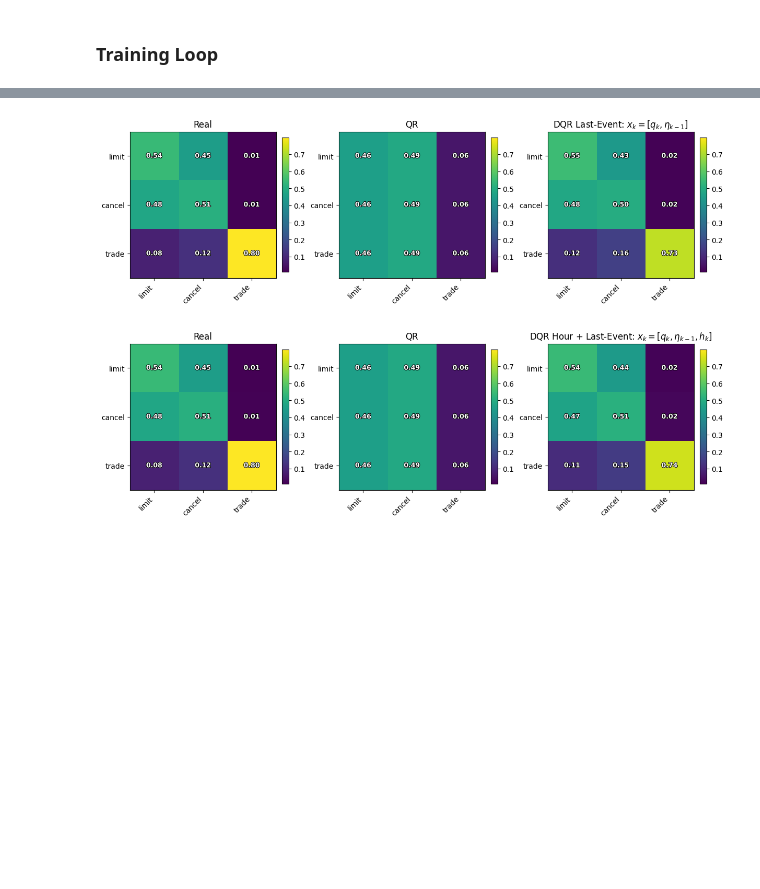
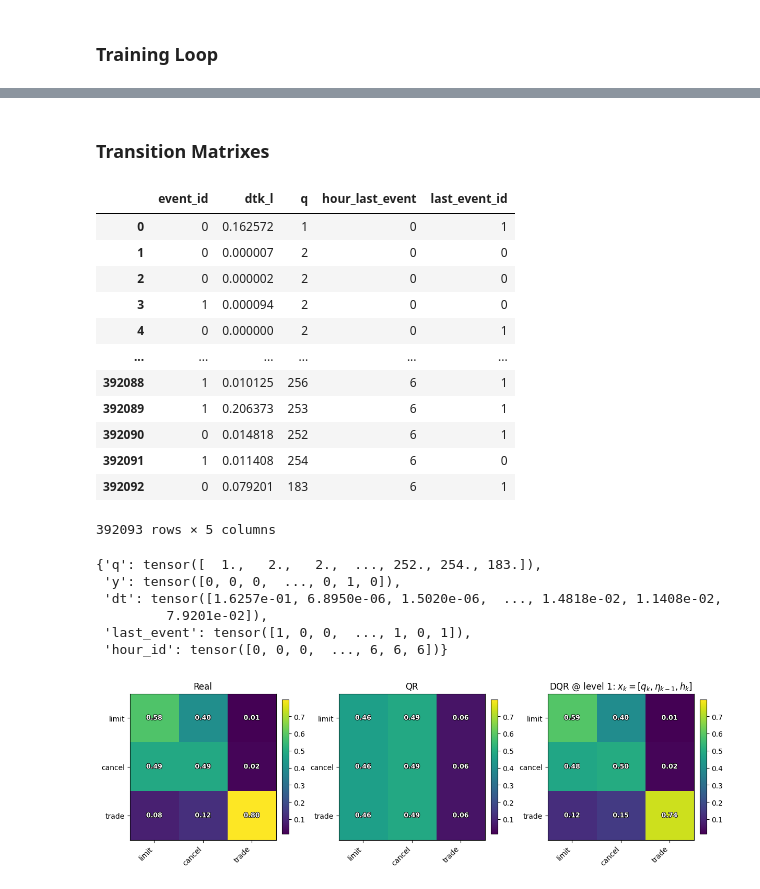
Before and after one commit to archer-paul/DeepQR-Microstructure, a Jupyter notebook: deepNN.ipynb, the cells around one changed output, grey strips where cells are left out. Drawn from its saved outputs; the diff is of its cells as text; code cells hidden in the pictures; blank space fills up the shorter version.

```diff
--- a/deepNN.ipynb
+++ b/deepNN.ipynb
@@ -264,3 +238,29 @@ model_hour_last_event.plot_history(model_name="Hour + Last-Event")
+# %% [markdown]
+### Transition Matrixes ###
+# %%
+df_level_1 = dfs_by_abs_level[1].copy()
+display(df_level_1)
+display(df_train_1)
+# %% [output]
+|  | event_id | dtk_l | q | hour_last_event | last_event_id |
+| 0 | 0 | 0.162572 | 1 | 0 | 1 |
+| 1 | 0 | 0.000007 | 2 | 0 | 0 |
+| 2 | 0 | 0.000002 | 2 | 0 | 0 |
+| 3 | 1 | 0.000094 | 2 | 0 | 0 |
+| 4 | 0 | 0.000000 | 2 | 0 | 1 |
+| ... | ... | ... | ... | ... | ... |
+| 392088 | 1 | 0.010125 | 256 | 6 | 1 |
+| 392089 | 1 | 0.206373 | 253 | 6 | 1 |
+| 392090 | 0 | 0.014818 | 252 | 6 | 1 |
+| 392091 | 1 | 0.011408 | 254 | 6 | 0 |
+| 392092 | 0 | 0.079201 | 183 | 6 | 1 |
+392093 rows × 5 columns
+{'q': tensor([  1.,   2.,   2.,  ..., 252., 254., 183.]),
+ 'y': tensor([0, 0, 0,  ..., 0, 1, 0]),
+ 'dt': tensor([1.6257e-01, 6.8950e-06, 1.5020e-06,  ..., 1.4818e-02, 1.1408e-02,
+         7.9201e-02]),
+ 'last_event': tensor([1, 0, 0,  ..., 1, 0, 1]),
+ 'hour_id': tensor([0, 0, 0,  ..., 6, 6, 6])}
 # %%
 from dqrfunctions import transition_real, transition_dqr
 
@@ -285,15 +282,11 @@ T_qr = qr_matrix.to_numpy()
 from dqrfunctions import plot_two_heatmaps, plot_three_heatmaps
 
 EVENT_NAMES = ["limit", "cancel", "trade"]
-dqr_last_event_title = r"DQR Last-Event: $x_k=[q_k,\eta_{k-1}]$"
-dqr_hour_last_event_title = r"DQR Hour + Last-Event: $x_k=[q_k,\eta_{k-1},h_k]$"
+dqr_title = r"DQR @ level 1: $x_k=[q_k,\eta_{k-1},h_k]$"
 
-fig = plot_three_heatmaps(T_real, T_qr, T_dqr_le, labels=EVENT_NAMES, dqr_title=dqr_last_event_title)
+fig = plot_three_heatmaps(T_real, T_qr, T_dqr, labels=EVENT_NAMES, dqr_title=dqr_title)
 plt.show()
-fig = plot_three_heatmaps(T_real, T_qr, T_dqr_h_le, labels=EVENT_NAMES, dqr_title=dqr_hour_last_event_title)
-plt.show()
 # %% [output]
-[figure, old version]
+[figure, new version]
-[figure, removed]
 # %%
 from dqrfunctions import compute_hourly_intensity, compute_real_hourly_intensity
```
Also changed, not shown: parts of 23 cells of this notebook, 6 other files.
